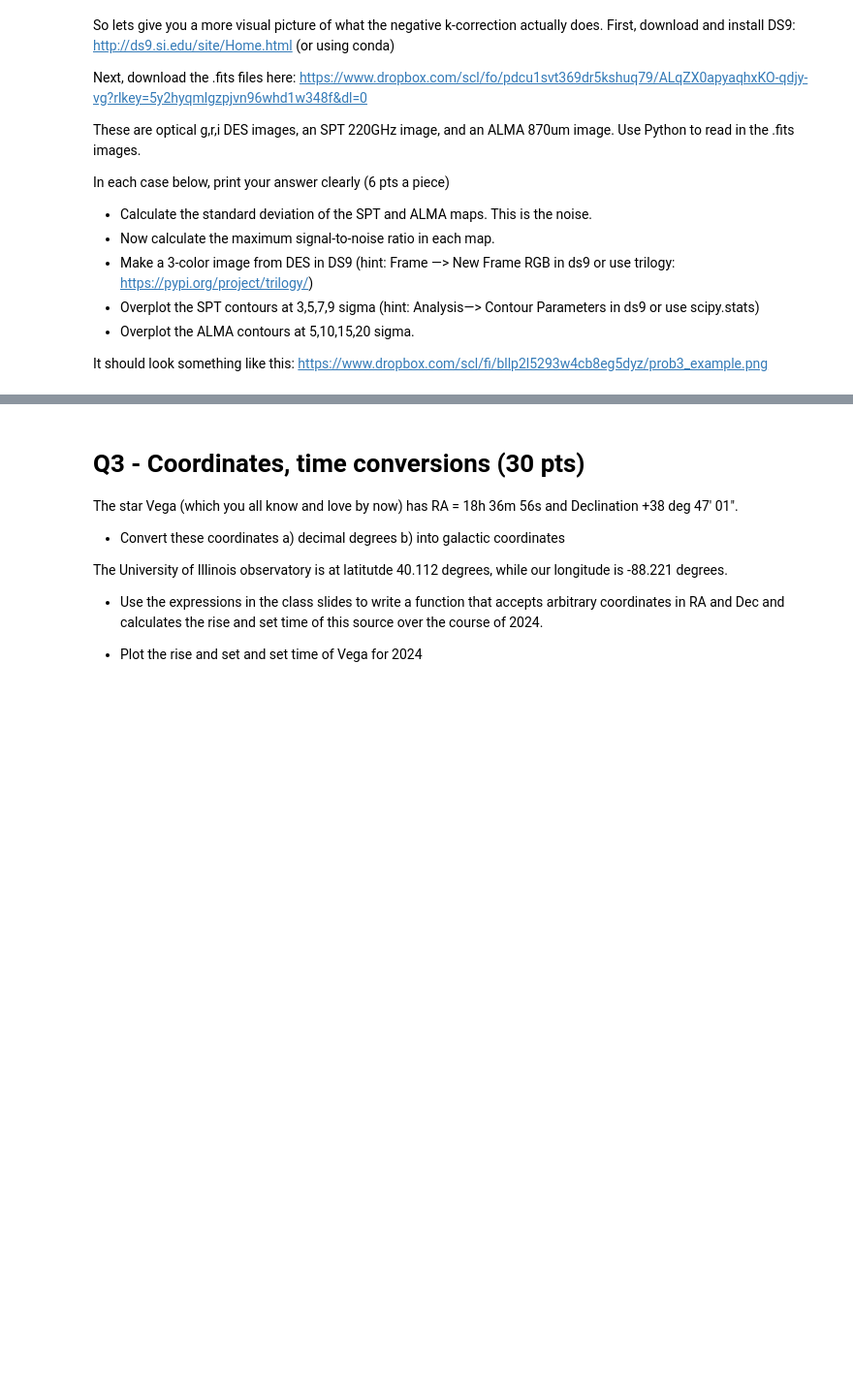
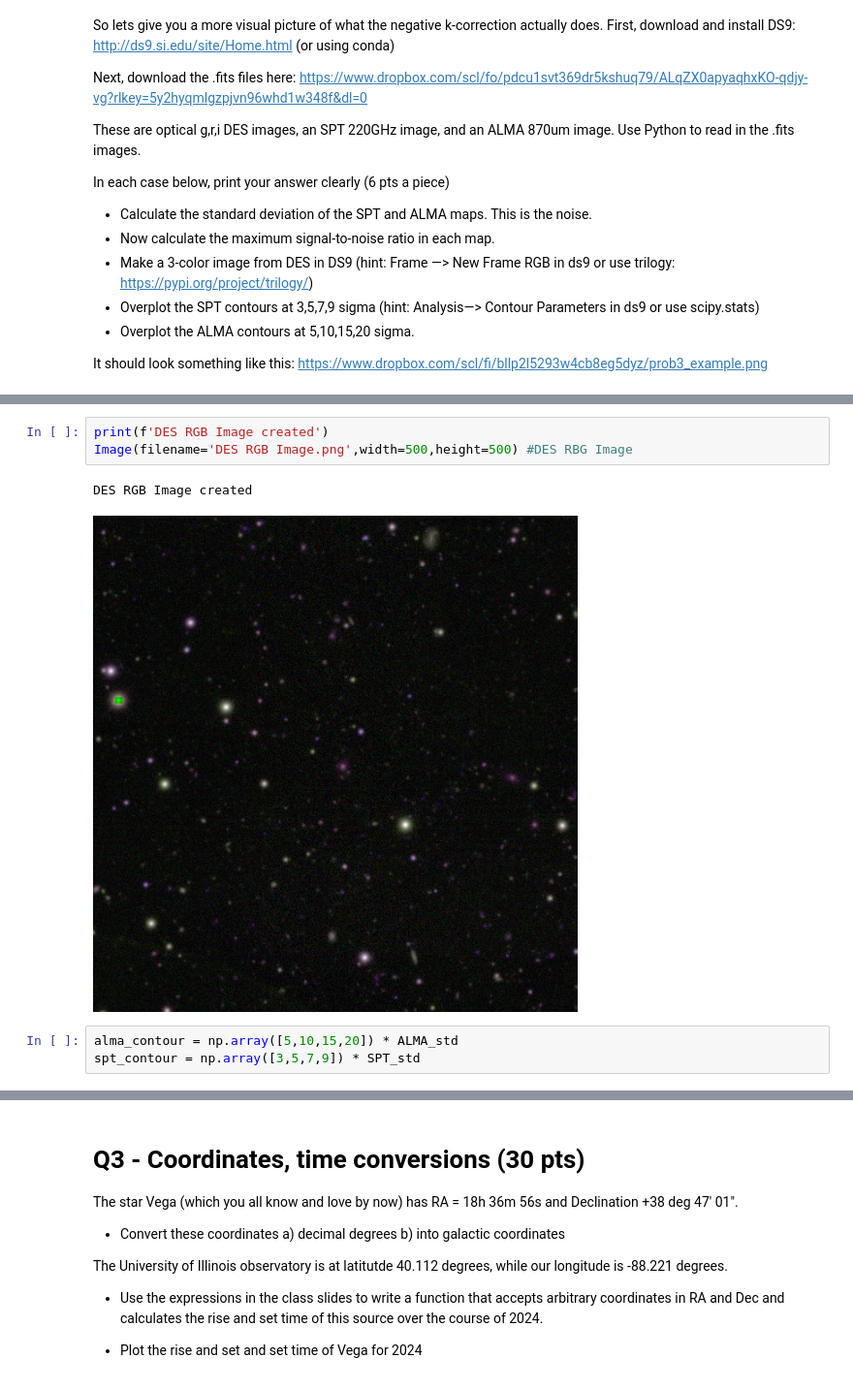
Before and after one commit to gnarayan/ast503_2024_Fall, a Jupyter notebook: homework/VarunSatish/midterm/Midterm_ASTR503_VarunSatish.ipynb, the cells around one changed output, grey strips where cells are left out. Shown at 97% size. Saved outputs shown, nothing was run; the diff lists cells and outputs as text; blank space fills up the shorter version.

```diff
--- a/homework/VarunSatish/midterm/Midterm_ASTR503_VarunSatish.ipynb
+++ b/homework/VarunSatish/midterm/Midterm_ASTR503_VarunSatish.ipynb
@@ -60,0 +143,9 @@ https://www.dropbox.com/scl/fi/bllp2l5293w4cb8eg5dyz/prob3_example.png
+# %%
+print(f'DES RGB Image created')
+Image(filename='DES RGB Image.png',width=500,height=500) #DES RBG Image
+# %% [output]
+DES RGB Image created
+[figure, added]
+# %%
+alma_contour = np.array([5,10,15,20]) * ALMA_std
+spt_contour = np.array([3,5,7,9]) * SPT_std
```
Also changed, not shown: parts of 14 cells of this notebook, 2 other files.
